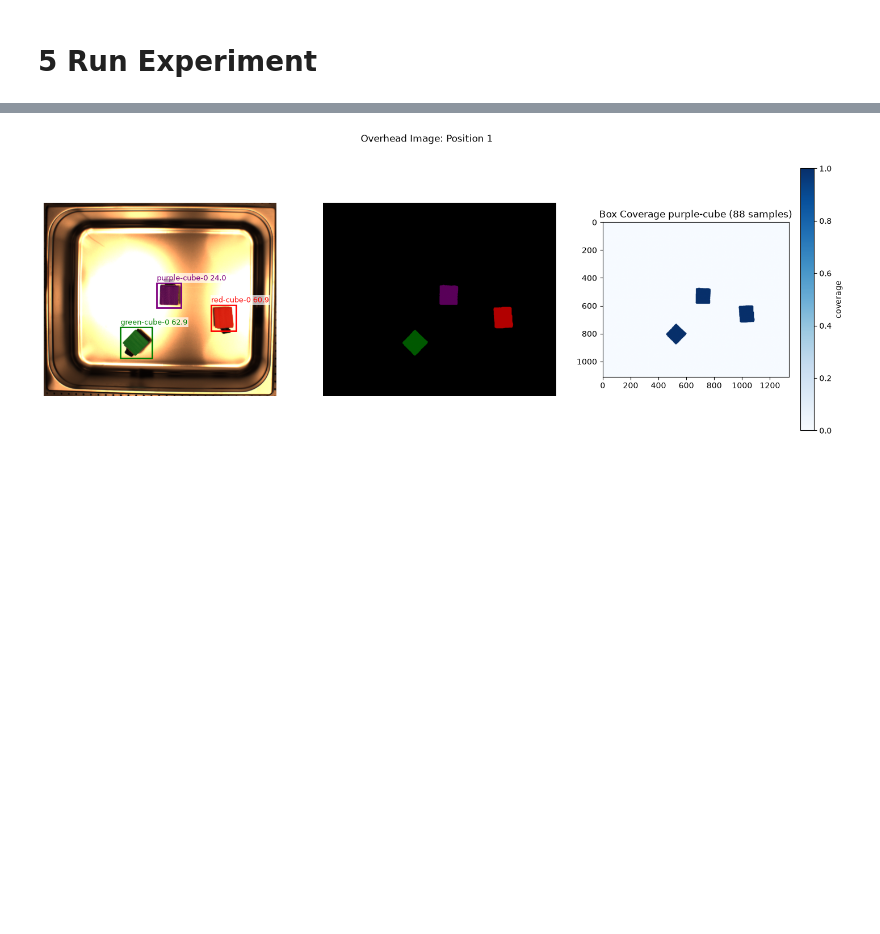
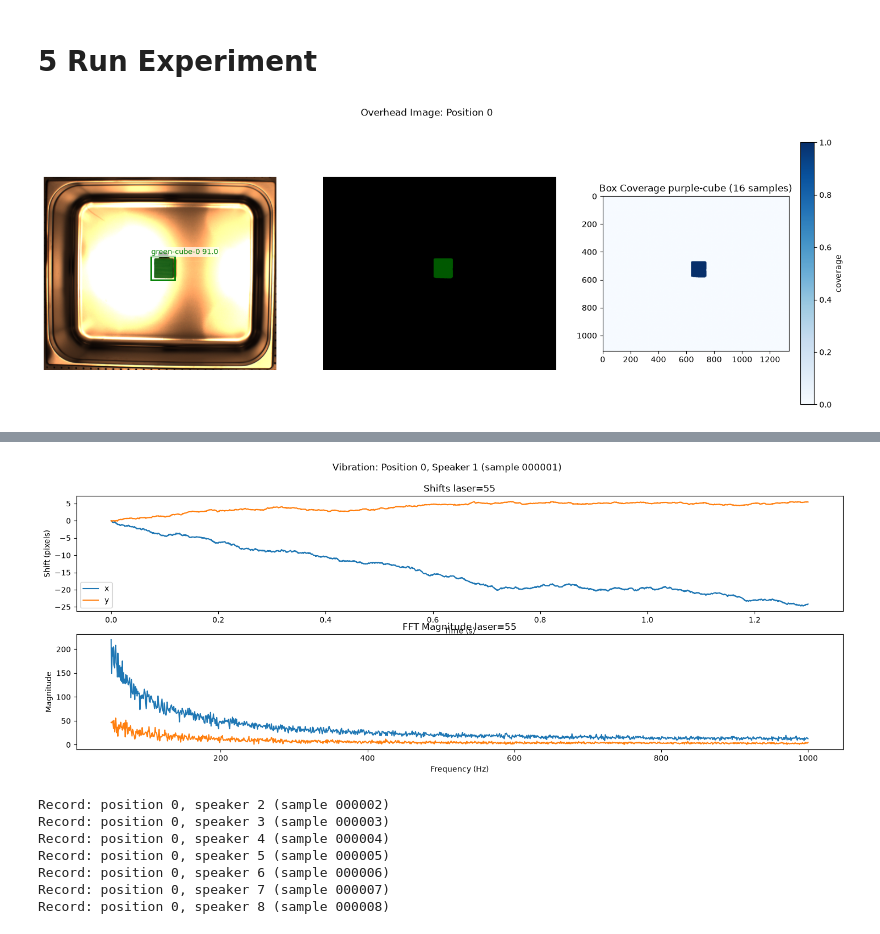
Before and after one commit to eitanturok/good-vibrations, a Jupyter notebook: src/record.ipynb, the cells around one changed output, grey strips where cells are left out. Cells and saved outputs as stored; diff of their text form; code cells hidden in the pictures; blank space fills up the shorter version.

```diff
--- a/src/record.ipynb
+++ b/src/record.ipynb
@@ -1407,6 +1409,7 @@ result.check_returncode()
 # %%
+experiment_dir = Path(r'D:/eturok/31_07_2026_gastronorm_exp1')
+
 # create directories, files
-experiment_dir = Path(r'D:/eturok/30_07_2026_big_box_exp1')
 base_sample_dir = experiment_dir / 'samples'
 base_sample_dir.mkdir(parents=True, exist_ok=True)
 
@@ -1416,7 +1419,7 @@ positions_file.touch()
 # track the training coverage from diff positions in the box
 coverage = {} # layout: (all smasks, n_samples)
 for sample_dir in sorted(base_sample_dir.iterdir()):
-    if (sample_dir / 'metadata.jsonl').exists():
+    if (sample_dir / 'metadata.jsonl').exists() and (sample_dir / 'images/03_smask.npy').exists():
         layout = load_metadata(sample_dir / 'metadata.jsonl')['layout']
         smask = load(sample_dir / 'images/03_smask.npy')
         if layout not in coverage: coverage[layout] = (np.zeros(smask.shape[:2]), 0)
@@ -1435,16 +1438,16 @@ cam_h, cam_w = cam.get_im_size()[::-1]
 # params I don't touch that often
 laser_idx = 55
 pclk_batch_size = 256
-use_PC = True
+use_PC = False
 segment_scale = 1.0
 # %%
 SAVE = True
-VIBRATE = False
-DEBUG = True
+VIBRATE = True
+DEBUG = 1
 
 box = 'gastronorm'
 
-objects = {'purple-cube': 1, 'red-cube': 1, 'green-cube': 1}
+objects = {'green-cube': 1}
 layout = 'purple-cube'
 description = f"A green metal cube sitting on the floor of an closed {box} box from a bird's eye view."
 prompts = [PROMPTS[o] for o in objects]
@@ -1453,22 +1456,19 @@ if len(objects) == 0: layout, description = "empty-box", f"An empty open {box} b
 # speakers = [1]
 speakers = [1, 2, 3, 4, 5, 6, 7, 8]
 
-import time
+#***** run experiment *****
 
 # take overhead image + segment objects inside
 position_id         = get_position_id(positions_file)
 raw_overhead, _     = capture_overhead(overhead_cam)
 crop_overhead       = crop(raw_overhead, **CROP_PARAMS[box])
-st = time.perf_counter()
 seg_results         = unpack_masks(segmenter.run.remote(to_jpeg_bytes(crop_overhead), prompts, top_k=[freq for freq in objects.values()])) if objects else []
-print(f'took {time.perf_counter() - st}')
-
 smask               = np.any([mask for result in seg_results for mask in result['masks']], axis=0)
 coms                = [[center_of_mass(mask) for mask in result['masks']] for result in seg_results]
 avg_com             = np.mean([c for result in coms for c in result], axis=0)
 coverage[layout]    = (coverage[layout][0] + smask, coverage[layout][1] + len(speakers)) if layout in coverage else (smask, len(speakers))
 
-if DEBUG:
+if DEBUG >= 1:
     fig, axs = plt.subplots(1, 3, figsize=(18, 6))
     plot_overhead(seg_results, crop_overhead, ax=axs[0])
     plot_smask(seg_results, crop_overhead, ax=axs[1])
@@ -1477,55 +1477,70 @@ if DEBUG:
     plt.show()
 
 if VIBRATE:
-    for speaker in speakers:
+    save_threads = []
+    for i, speaker in enumerate(speakers):
+        sample_id = make_id(base_sample_dir)
+        print(f'Record: position {position_id}, speaker {speaker} (sample {sample_id})')
+
         # vibrate the box
         play_audio(audio_dir / 'audio.wav', speaker, wait=False)
-        raw_vibration, _ = capture_N_frames(cam, n_frames, cam_h, cam_w) # (Frame, Height, Width)
+        raw_vibrations, _ = capture_N_frames(cam, n_frames, cam_h, cam_w) # (Frame, Height, Width)
 
-        if DEBUG:
+        if (DEBUG >=1 and i == 0) or DEBUG >= 2:
             fig, axs = plt.subplots(2, 1, figsize=(18, 6))
-            raw_shift = pclk(raw_vibration, ROIs, pclk_batch_size, laser_idx=laser_idx, use_PC=use_PC) # (Laser, Frame, 2)
-            plot_shifts(raw_shift, FPS, laser_idx, ax=axs[0])
+            raw_shifts = pclk(raw_vibrations, ROIs, pclk_batch_size, laser_idx=laser_idx, use_PC=use_PC) # (Laser, Frame, 2)
+            plot_shifts(raw_shifts, FPS, laser_idx, ax=axs[0])
 
-            fft, freqs, n_samples = compute_fft(raw_shift, FPS) # (Laser, Freqs, 2), (Freqs), (,)
+            fft, freqs, n_samples = compute_fft(raw_shifts, FPS) # (Laser, Freqs, 2), (Freqs), (,)
             plot_fft_magnitude(fft, freqs, laser_idx, ax=axs[1])
             fig.suptitle(f'Vibration: Position {position_id}, Speaker {speaker} (sample {sample_id})')
             plt.show()
 
         if SAVE:
             # make sample directory
-            sample_id = make_id(base_sample_dir)
             sample_dir = base_sample_dir / sample_id
             sample_dir.mkdir(parents=True, exist_ok=True)
 
             # copy audio
-            copy(audio_dir, sample_dir / 'audio')
+            symlink(audio_dir, sample_dir / 'audio')
 
             # update position
             update_position(positions_file, position_id, sample_id)
 
             # save metadata
             id_params = dict(sample_id=sample_id, position_id=position_id, speaker=speaker, experiment_dir=experiment_dir, timestamp=datetime.now(timezone.utc).isoformat())
             object_params = dict(box=box, n_objects=sum(objects.values()), objects=objects, layout=layout, description=description, is_empty_box=len(objects) == 0)
             audio_params = dict(audio_dir=audio_dir, audio_fs=audio_fs, min_freq=MIN_FREQ, max_freq=MAX_FREQ)
             segment_params = dict(prompts=prompts, seg_results=seg_results, coms=coms, avg_com=avg_com, segment_scale=segment_scale)
             laser_camera_params = dict(height=cam_h, width=cam_w, n_frames=n_frames, n_capture_seconds=n_capture_seconds, fps=FPS, expose=EXPOSURE, gain=GAIN, buffer_part_count=BUFFER_PART_COUNT)
             laser_params = dict(power=440.9, n_rows=10, n_cols=10, rois=run_opt_multiROIs['ROIs'], run_opt=run_opt, run_opt_multiROIs=run_opt_multiROIs)
             pclk_params = dict(pclk_batch_size=pclk_batch_size, use_PC=use_PC, laser_idx=laser_idx)
 
             params = id_params | object_params | audio_params | segment_params | laser_camera_params | laser_params | pclk_params
             with open(sample_dir / "metadata.jsonl", "w", encoding="utf-8") as f:
                 for key, value in params.items(): f.write(json.dumps({key: value}, default=str) + "\n")
 
             # save overhead image + smask
-            save(raw_overhead, sample_dir / 'images/01_raw_overhead.png')
-            save(crop_overhead, sample_dir / 'images/02_cropped_overhead.png')
-            save(smask, sample_dir / 'images/03_smask.npy')
-            save(smask, sample_dir / 'images/03_smask.png')
+            if i == 0:
+                save(raw_overhead, sample_dir / 'images/01_raw_overhead.png')
+                save(crop_overhead, sample_dir / 'images/02_cropped_overhead.png')
+                save(smask, sample_dir / 'images/03_smask.npy')
+                save(smask, sample_dir / 'images/03_smask.png')
+                first_sample_dir = sample_dir
+            else:
+                for name in ('01_raw_overhead.png', '02_cropped_overhead.png', '03_smask.npy', '03_smask.png'):
+                    symlink(first_sample_dir / 'images' / name, sample_dir / 'images' / name) # faster to symlink then to save
 
-            # save vibration
-            save(raw_vibration, sample_dir / 'vibration/01_raw_vibration.npy')
-            if DEBUG:
-                save(raw_shift, sample_dir / 'vibration/02_raw_shift.npy')
-                save(dict(fft=fft, freqs=freqs, n_samples=n_samples), sample_dir / 'vibration/03_fft.npz')
+            # save vibration in another thread, non-blocking
+            t = threading.Thread(target=save, args=(raw_vibrations, sample_dir / 'vibration/01_raw_vibrations.npy'), daemon=True)
+            t.start()
+            save_threads.append(t)
+
+            # save debug data
+            if (DEBUG >=1 and i == 0) or DEBUG >= 2:
+                save(raw_shifts, sample_dir / f'vibration/02_raw_shift_laser{laser_idx}.npy')
+                save(dict(fft=fft, freqs=freqs, n_samples=n_samples), sample_dir / f'vibration/03_fft_laser{laser_idx}.npz')
+
+    [t.join() for t in save_threads] # block until all threads have saved the vibrations
 # %% [output]
+[figure, new version]
@@ -1533 +1548,8 @@ took 0.5437251999974251
-[figure, old version]
+[figure, added]
+Record: position 0, speaker 2 (sample 000002)
+Record: position 0, speaker 3 (sample 000003)
+Record: position 0, speaker 4 (sample 000004)
+Record: position 0, speaker 5 (sample 000005)
+Record: position 0, speaker 6 (sample 000006)
+Record: position 0, speaker 7 (sample 000007)
+Record: position 0, speaker 8 (sample 000008)
```
Also changed, not shown: parts of 12 cells of this notebook, 3 other files.
